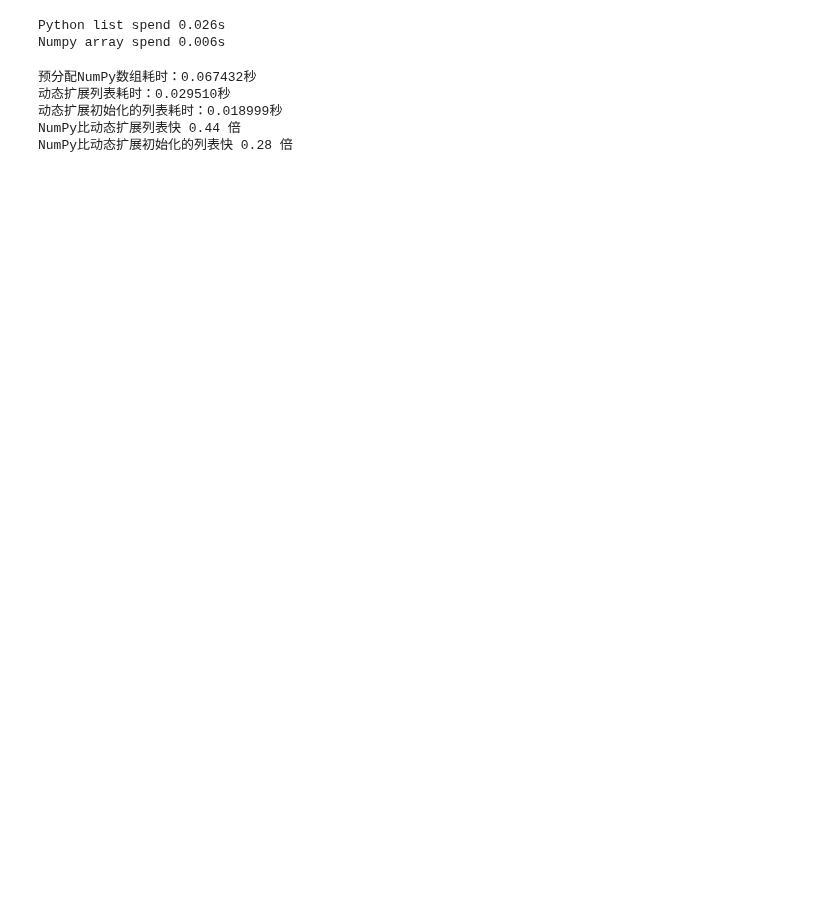
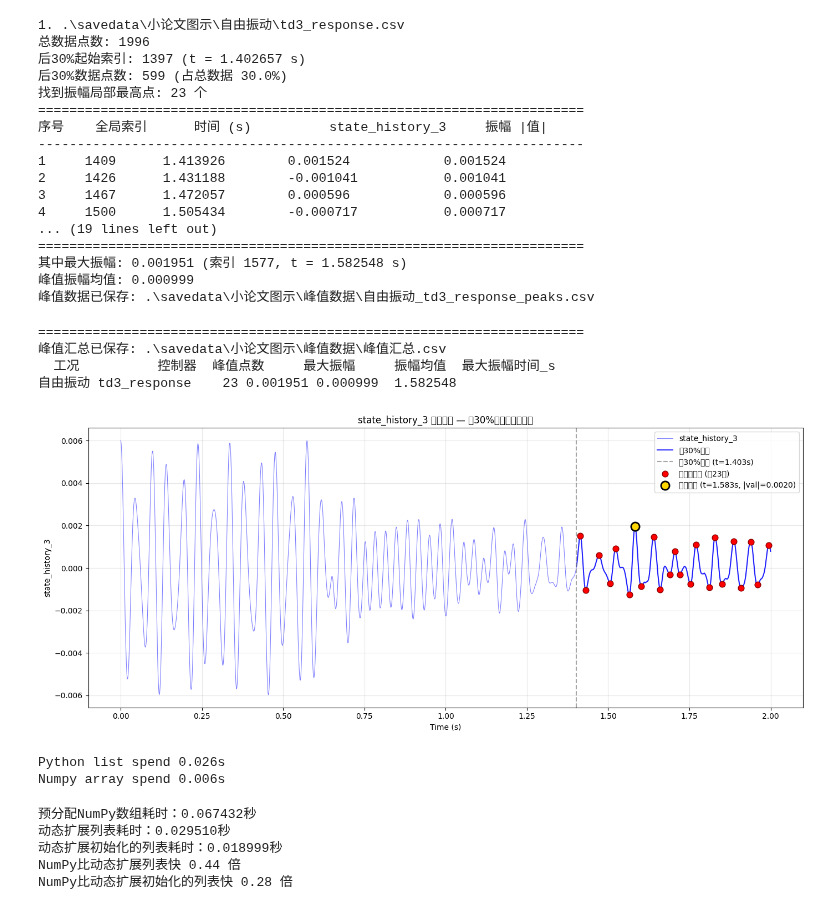
Before and after one commit to CodeZeng0214/DySysIdCtrl, a Jupyter notebook: 电磁式阻尼器深度强化学习/GRUA-TD3/test.ipynb, the cells around one changed output. Drawn from its saved outputs; the diff is of its cells as text; code cells hidden in the pictures; blank space fills up the shorter version.

```diff
--- a/电磁式阻尼器深度强化学习/GRUA-TD3/test.ipynb
+++ b/电磁式阻尼器深度强化学习/GRUA-TD3/test.ipynb
@@ -6,30 +6,32 @@ from scipy.signal import find_peaks
 import os
 
 # 读取数据
-file_paths = [r'.\savedata\A毕业论文数据导出\初位移响应\nc_response.csv',
-              r'.\savedata\A毕业论文数据导出\初位移响应\pid_response.csv',
-              r'.\savedata\A毕业论文数据导出\初位移响应\td3_response.csv',
-              r'.\savedata\A毕业论文数据导出\初位移响应\grua_td3_response.csv',
-              r'.\savedata\A毕业论文数据导出\初位移响应\delay_3_1_delay_nc_response.csv',
-              r'.\savedata\A毕业论文数据导出\初位移响应\delay_3_1_delay_pid_response.csv',
-              r'.\savedata\A毕业论文数据导出\初位移响应\delay_3_1_td3_response.csv',
-              r'.\savedata\A毕业论文数据导出\初位移响应\delay_3_1_grua_td3_response.csv',
-              r'.\savedata\A毕业论文数据导出\定频激励\nc_response.csv',
-              r'.\savedata\A毕业论文数据导出\定频激励\pid_response.csv',
-              r'.\savedata\A毕业论文数据导出\定频激励\td3_response.csv',
-              r'.\savedata\A毕业论文数据导出\定频激励\grua_td3_response.csv',
-              r'.\savedata\A毕业论文数据导出\定频激励\delay_3_1_delay_nc_response.csv',
-              r'.\savedata\A毕业论文数据导出\定频激励\delay_3_1_delay_pid_response.csv',
-              r'.\savedata\A毕业论文数据导出\定频激励\delay_3_1_td3_response.csv',
-              r'.\savedata\A毕业论文数据导出\定频激励\delay_3_1_grua_td3_response.csv',
-              r'.\savedata\A毕业论文数据导出\MLS激励\nc_response.csv',
-              r'.\savedata\A毕业论文数据导出\MLS激励\pid_response.csv',
-              r'.\savedata\A毕业论文数据导出\MLS激励\td3_response.csv',
-              r'.\savedata\A毕业论文数据导出\MLS激励\grua_td3_response.csv',
-              r'.\savedata\A毕业论文数据导出\MLS激励\delay_3_1_delay_nc_response.csv',
-              r'.\savedata\A毕业论文数据导出\MLS激励\new_delay_3_1_delay_pid_response.csv',
-              r'.\savedata\A毕业论文数据导出\MLS激励\delay_3_1_td3_response.csv',
-              r'.\savedata\A毕业论文数据导出\MLS激励\delay_3_1_grua_td3_response.csv']
+file_paths = [
+#               r'.\savedata\小论文图示\自由振动\nc_response.csv',
+#               r'.\savedata\小论文图示\自由振动\pid_response.csv',
+              r'.\savedata\小论文图示\自由振动\td3_response.csv',
+#               r'.\savedata\小论文图示\自由振动\grua_td3_response.csv',
+#               r'.\savedata\小论文图示\自由振动\delay_3_1_delay_nc_response.csv',
+#               r'.\savedata\小论文图示\自由振动\delay_3_1_delay_pid_response.csv',
+#               r'.\savedata\小论文图示\自由振动\delay_3_1_td3_response.csv',
+#               r'.\savedata\小论文图示\自由振动\delay_3_1_grua_td3_response.csv',
+#               r'.\savedata\小论文图示\定频激励\nc_response.csv',
+#               r'.\savedata\小论文图示\定频激励\pid_response.csv',
+#               r'.\savedata\小论文图示\定频激励\td3_response.csv',
+#               r'.\savedata\小论文图示\定频激励\grua_td3_response.csv',
+#               r'.\savedata\小论文图示\定频激励\delay_3_1_delay_nc_response.csv',
+#               r'.\savedata\小论文图示\定频激励\delay_3_1_delay_pid_response.csv',
+#               r'.\savedata\小论文图示\定频激励\delay_3_1_td3_response.csv',
+#               r'.\savedata\小论文图示\定频激励\delay_3_1_grua_td3_response.csv',
+#               r'.\savedata\小论文图示\MLS激励\nc_response.csv',
+#               r'.\savedata\小论文图示\MLS激励\pid_response.csv',
+#               r'.\savedata\小论文图示\MLS激励\td3_response.csv',
+#               r'.\savedata\小论文图示\MLS激励\grua_td3_response.csv',
+            #   r'.\savedata\小论文图示\MLS激励\delay_3_1_delay_nc_response.csv',
+            #   r'.\savedata\小论文图示\MLS激励\delay_3_1_delay_pid_response.csv',
+            #   r'.\savedata\小论文图示\MLS激励\delay_3_1_td3_response.csv',
+            #   r'.\savedata\小论文图示\MLS激励\delay_3_1_grua_td3_response.csv'
+              ]
 summary_rows = []  # 用于汇总各文件的最大振幅
 
 for idx, path in enumerate(file_paths):
@@ -99,6 +101,8 @@ for idx, path in enumerate(file_paths):
         '振幅_绝对值': mean_amp
     }])
     peaks_df = pd.concat([peaks_df, stats_row], ignore_index=True)
+    gongkuang = file_path.split("\\")[-2]
+    name = file_path.split("\\")[-1].split(".")[0]
     csv_path = f'.\\savedata\\小论文图示\\峰值数据\\{gongkuang}_{name}_peaks.csv'
     peaks_df.to_csv(csv_path, index=False, encoding='utf-8-sig')
     print(f"峰值数据已保存: {csv_path}")
@@ -125,33 +129,56 @@ for idx, path in enumerate(file_paths):
     plt.title('state_history_3 振荡曲线 — 后30%所有振幅最高点')
     plt.legend()
     plt.grid(True, alpha=0.3)
     plt.tight_layout()
     gongkuang = file_path.split("\\")[-2]
     name = file_path.split("\\")[-1].split(".")[0]
     plt.savefig(f'.\\savedata\\小论文图示\\{gongkuang}_{name}_peaks.png', dpi=150)
     # plt.show()
 
     # ===== 将最大振幅汇总到列表 =====
     max_amp = peak_amplitudes.max()
     mean_amp = peak_amplitudes.mean()
     max_time = peak_times[peak_amplitudes.argmax()]
     summary_rows.append({
         '工况': gongkuang,
         '控制器': name,
         '峰值点数': len(peak_indices_global),
         '最大振幅': max_amp,
         '振幅均值': mean_amp,
         '最大振幅时间_s': max_time
     })
 
 # ===== 输出汇总CSV =====
 os.makedirs('.\\savedata\\小论文图示\\峰值数据', exist_ok=True)
 summary_df = pd.DataFrame(summary_rows)
 summary_csv = '.\\savedata\\小论文图示\\峰值数据\\峰值汇总.csv'
 summary_df.to_csv(summary_csv, index=False, encoding='utf-8-sig')
 print(f"\n{'='*70}")
 print(f"峰值汇总已保存: {summary_csv}")
 print(summary_df.to_string(index=False))
+# %% [output]
+1. .\savedata\小论文图示\自由振动\td3_response.csv
+总数据点数: 1996
+后30%起始索引: 1397 (t = 1.402657 s)
+后30%数据点数: 599 (占总数据 30.0%)
+找到振幅局部最高点: 23 个
+======================================================================
+序号    全局索引      时间 (s)          state_history_3     振幅 |值|
+----------------------------------------------------------------------
+1     1409      1.413926        0.001524            0.001524
+2     1426      1.431188        -0.001041           0.001041
+3     1467      1.472057        0.000596            0.000596
+4     1500      1.505434        -0.000717           0.000717
+... (19 lines left out)
+======================================================================
+其中最大振幅: 0.001951 (索引 1577, t = 1.582548 s)
+峰值振幅均值: 0.000999
+峰值数据已保存: .\savedata\小论文图示\峰值数据\自由振动_td3_response_peaks.csv
+======================================================================
+峰值汇总已保存: .\savedata\小论文图示\峰值数据\峰值汇总.csv
+  工况          控制器  峰值点数     最大振幅     振幅均值  最大振幅时间_s
+自由振动 td3_response    23 0.001951 0.000999  1.582548
+[figure, added]
 # %%
 import numpy as np
 import time
```
Also changed, not shown: 2 other files.
